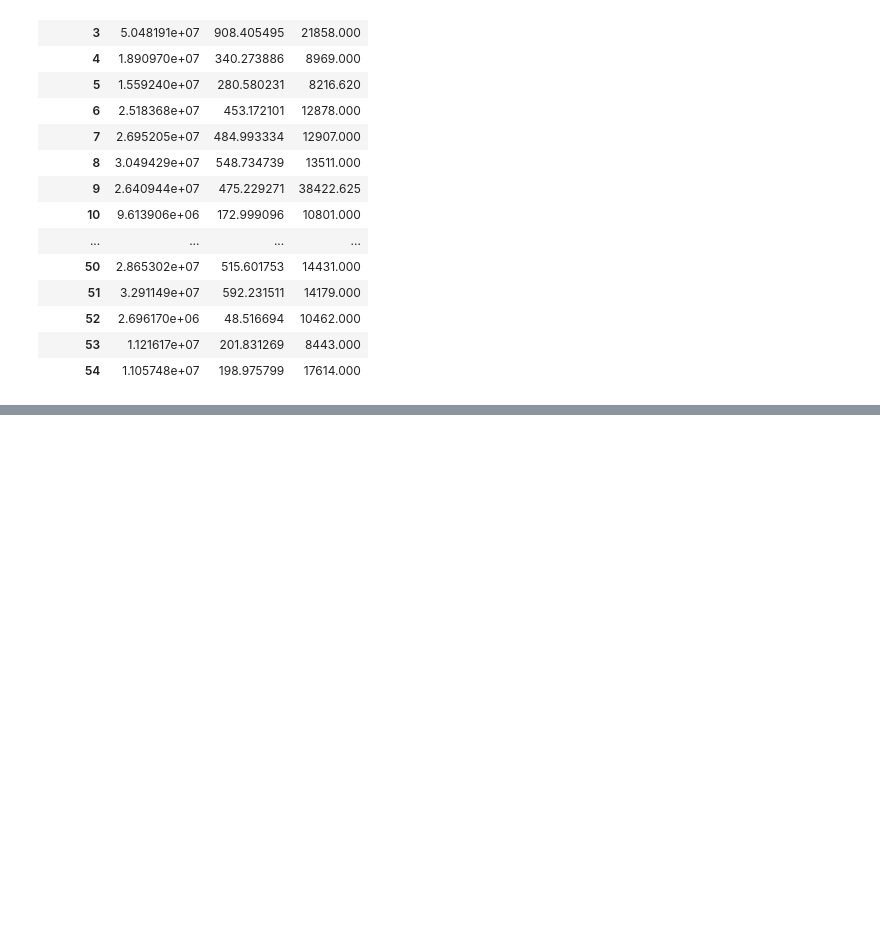
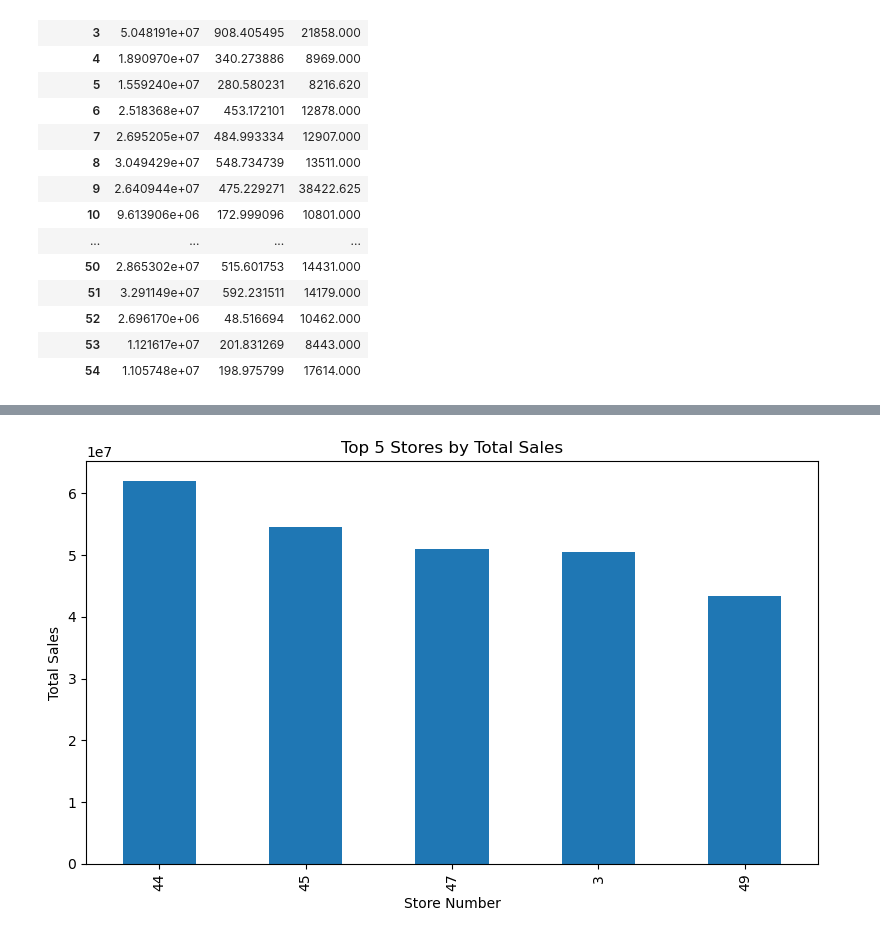
Before and after one commit to clia7/Data_Analytics_Journey, a Jupyter notebook: 06_Store_Sales_Case_Study/notebooks/01_Store_Sales_EDA.ipynb, the cells around one changed output, grey strips where cells are left out. Drawn from its saved outputs; the diff is of its cells as text; code cells hidden in the pictures; blank space fills up the shorter version.

Commit message:
plot top 5 stores by sales

```diff
--- a/06_Store_Sales_Case_Study/notebooks/01_Store_Sales_EDA.ipynb
+++ b/06_Store_Sales_Case_Study/notebooks/01_Store_Sales_EDA.ipynb
@@ -680,0 +692,12 @@ store_sales
+# %%
+# Plot the top fives stores by total sales
+
+store_sales.sort_values(by='sum', ascending=False).head(5)['sum'].plot(kind='bar', figsize=(8,5))
+
+plt.title('Top 5 Stores by Total Sales')
+plt.xlabel('Store Number')
+plt.ylabel('Total Sales')
+plt.tight_layout()
+plt.show()
+# %% [output]
+[figure, added]
```
Also changed, not shown: parts of 3 cells of this notebook.
